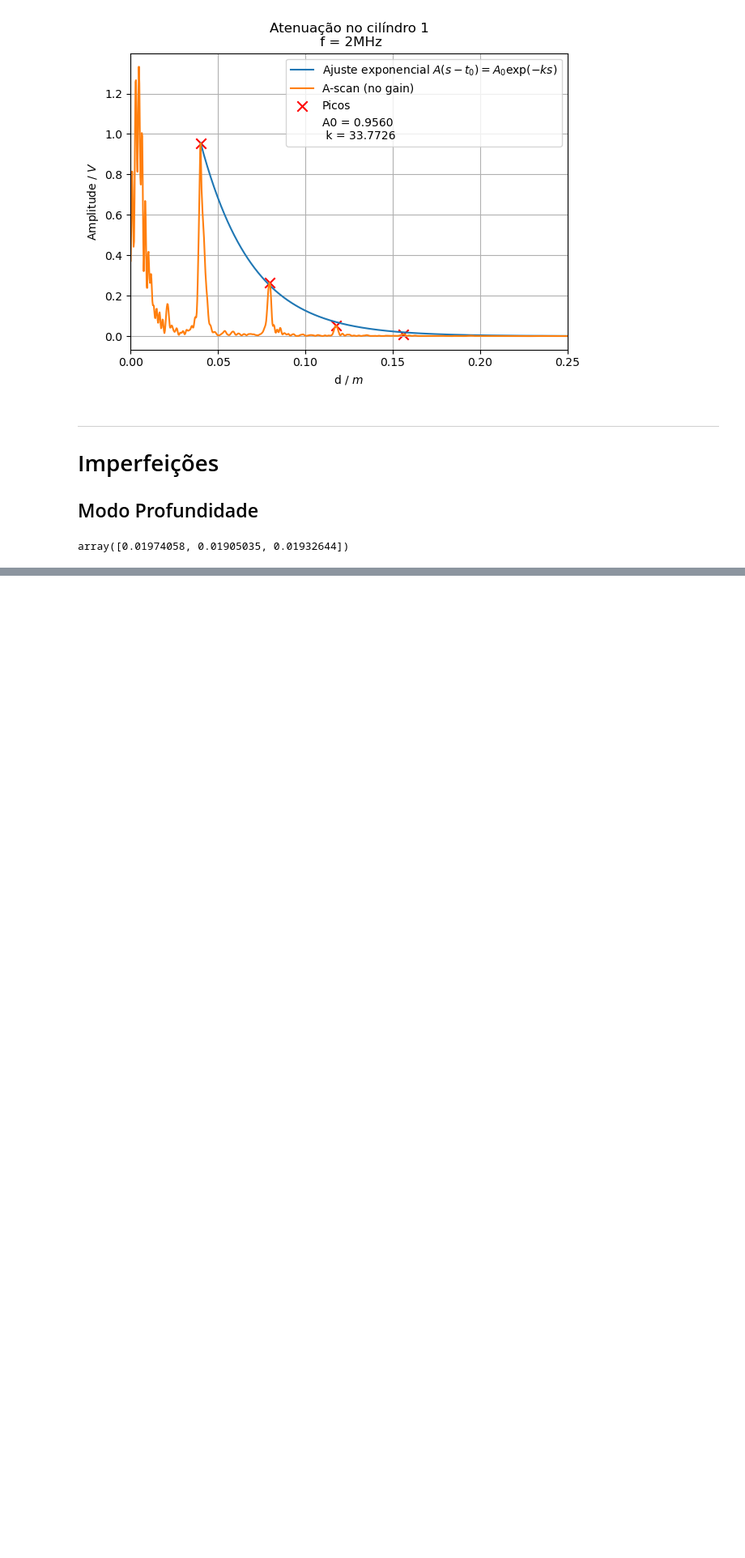
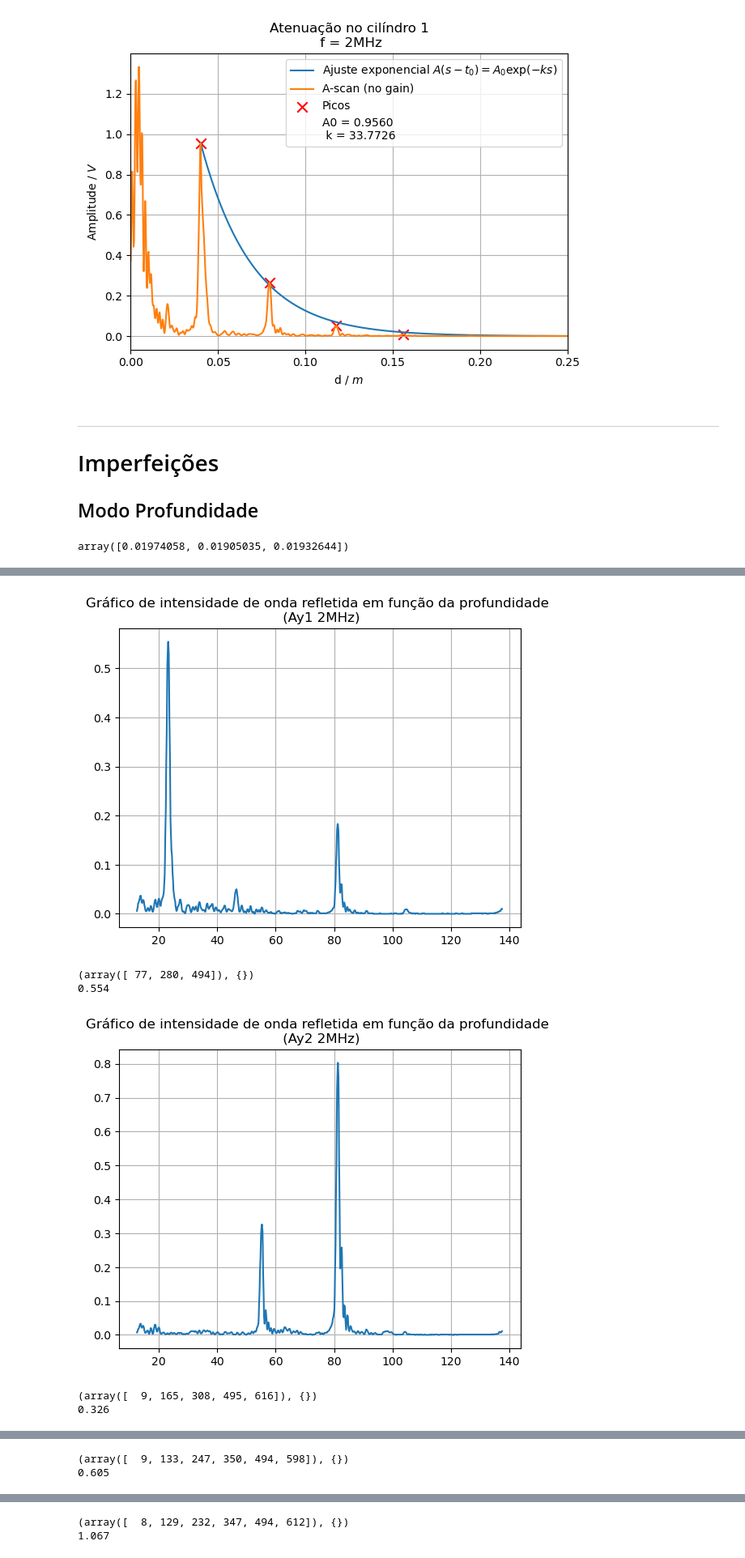
Before and after one commit to MRDias12/LabsIII, a Jupyter notebook: PLs/PL7/Miguel.ipynb, the cells around one changed output, grey strips where cells are left out. Shown at 81% size. Cells and saved outputs as stored; diff of their text form; code cells hidden in the pictures; blank space fills up the shorter version.

```diff
--- a/PLs/PL7/Miguel.ipynb
+++ b/PLs/PL7/Miguel.ipynb
@@ -305,0 +402,73 @@ array([0.00000000e+00, 2.76091982e-04, 5.52183964e-04, ...,
+# %%
+#Encontrar picos de Ay12
+
+plt.plot(Ay12["depth[mm]"][100:], Ay12["HF [V]"][100:])
+plt.title("Gráfico de intensidade de onda refletida em função da profundidade \n (Ay1 2MHz)")
+plt.grid()
+plt.show()
+picA12 = sign.find_peaks(Ay12["HF [V]"][100:800], distance = 200)
+print(picA12)
+picA12 = 177
+print(Ay12["HF [V]"][177])
+
+#Encontrar picos de Ay22
+
+plt.plot(Ay22["depth[mm]"][100:], Ay22["HF [V]"][100:])
+plt.title("Gráfico de intensidade de onda refletida em função da profundidade \n (Ay2 2MHz)")
+plt.grid()
+plt.show()
+picA22 = sign.find_peaks(Ay22["HF [V]"][100:800], distance = 100)
+print(picA22)
+picA22 = 408
+print(Ay22["HF [V]"][408])
+
+#Encontrar picos de By12
+
+plt.plot(By12["depth[mm]"][100:], By12["HF [V]"][100:])
+plt.title("Gráfico de intensidade de onda refletida em função da profundidade \n (By1 2MHz)")
+plt.grid()
+plt.show()
+picB12 = sign.find_peaks(By12["HF [V]"][100:800], distance = 100)
+print(picB12)
+picB12 = 347
+print(By12["HF [V]"][347])
+
+#Encontrar picos de By22
+
+plt.plot(By22["depth[mm]"][100:], By22["HF [V]"][100:])
+plt.title("Gráfico de intensidade de onda refletida em função da profundidade \n (By2 2MHz)")
+plt.grid()
+plt.show()
+picB22 = sign.find_peaks(By22["HF [V]"][100:800], distance = 100)
+print(picB22)
+picB22 = 229
+print(By22["HF [V]"][229])
+
+#Encontrar picos de Cy12
+
+plt.plot(Cy12["depth[mm]"][100:], Cy12["HF [V]"][100:])
+plt.title("Gráfico de intensidade de onda refletida em função da profundidade \n (Cy1 2MHz)")
+plt.grid()
+plt.show()
+picC12 = sign.find_peaks(Cy12["HF [V]"][100:800], distance = 100)
+print(picC12)
+picC12 = 141
+print(Cy12["HF [V]"][141])
+
+#Encontrar picos de Cy22
+
+plt.plot(Cy22["depth[mm]"][100:], Cy22["HF [V]"][100:])
+plt.title("Gráfico de intensidade de onda refletida em função da profundidade \n (Cy2 2MHz)")
+plt.grid()
+plt.show()
+picC22 = sign.find_peaks(Cy22["HF [V]"][100:800], distance = 100)
+print(picC22)
+picC22 = 444
+print(Cy22["HF [V]"][444], Cy22["depth[mm]"][444])
+# %% [output]
+[figure, added]
+(array([ 77, 280, 494]), {})
+0.554
+[figure, added]
+(array([  9, 165, 308, 495, 616]), {})
+0.326
@@ -305,0 +476,2 @@ array([0.00000000e+00, 2.76091982e-04, 5.52183964e-04, ...,
+(array([  9, 133, 247, 350, 494, 598]), {})
+0.605
@@ -305,0 +479,2 @@ array([0.00000000e+00, 2.76091982e-04, 5.52183964e-04, ...,
+(array([  8, 129, 232, 347, 494, 612]), {})
+1.067
```
Also changed, not shown: parts of 6 cells of this notebook.
